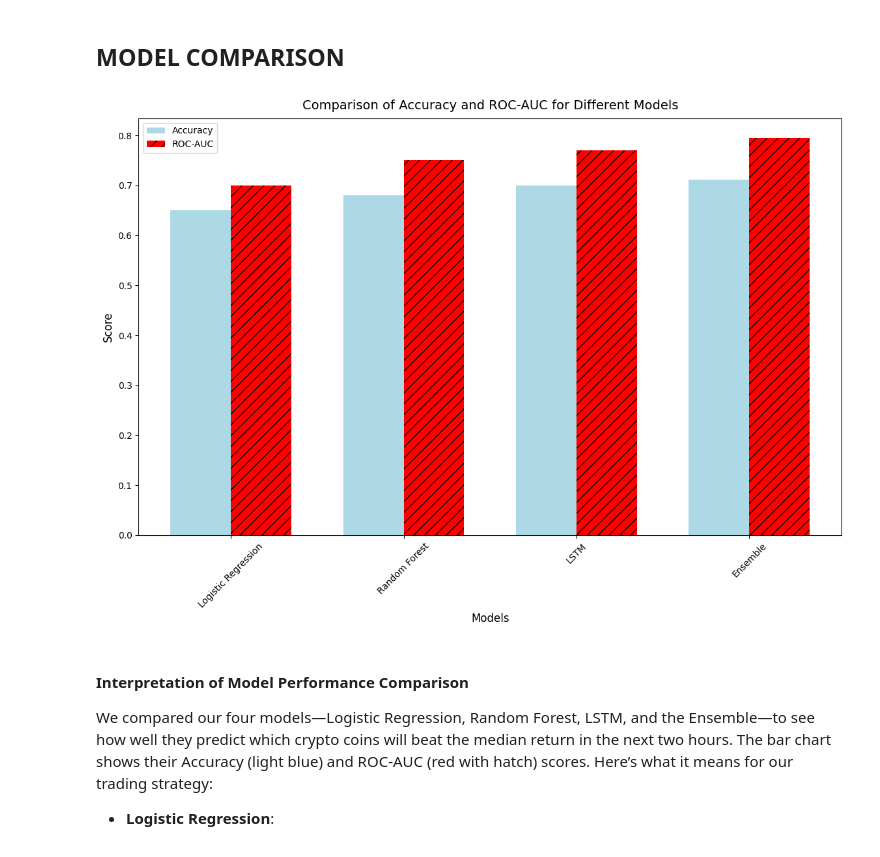
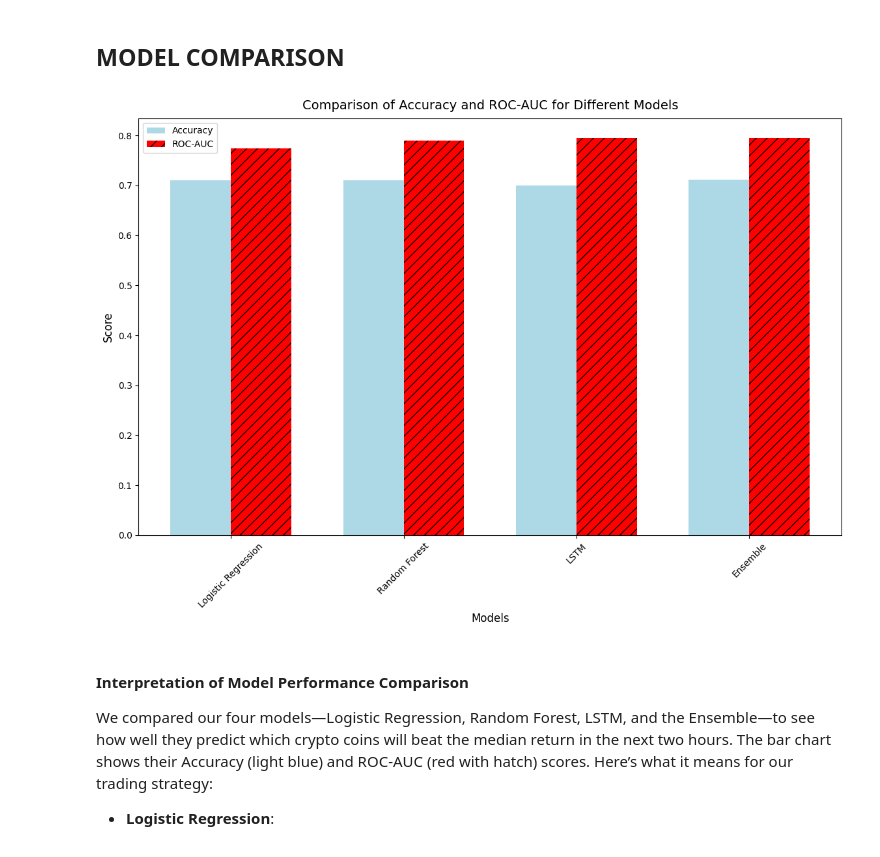
Before and after one commit to Philipmwasi/Statistical-Arbitrage, a Jupyter notebook: notebook.ipynb, the cells around one changed output. Cells and saved outputs as stored; diff of their text form; code cells hidden in the pictures.

```diff
--- a/notebook.ipynb
+++ b/notebook.ipynb
@@ -1134,34 +1182,34 @@ We’ll buy XDN, BCN, and NXT, expecting them to do better than most coins in th
 # %%
 # Data
 models = ['Logistic Regression', 'Random Forest', 'LSTM', 'Ensemble']
-accuracy = [0.65, 0.68, 0.70, 0.7117]
-roc_auc = [0.70, 0.75, 0.77, 0.7945]
+accuracy = [0.71, 0.7109, 0.70, 0.7117]
+roc_auc = [0.7741, 0.79, 0.7942, 0.7945]
 
 # Create a figure with a size that maximizes the page
 plt.figure(figsize=(12, 8))  # Set a large figure size to fill the page
 
 # Bar positions
 x = np.arange(len(models))
 width = 0.35
 
 # Plot the bars
 plt.bar(x - width/2, accuracy, width, label='Accuracy', color='lightblue')
 plt.bar(x + width/2, roc_auc, width, label='ROC-AUC', color='red', hatch='//')
 
 # Labels and title
 plt.xlabel('Models', fontsize=12)
 plt.ylabel('Score', fontsize=12)
 plt.title('Comparison of Accuracy and ROC-AUC for Different Models', fontsize=14, pad=10)
 plt.xticks(x, models, rotation=45, fontsize=10)
 plt.legend(fontsize=10)
 
 # Adjust the layout to minimize margins and stretch to all corners
 plt.subplots_adjust(left=0.05, right=0.95, top=0.95, bottom=0.15)  # Reduce margins
 
 # Show the plot
 plt.show()
 # %% [output]
-[figure, old version]
+[figure, new version]
 # %% [markdown]
 #### Interpretation of Model Performance Comparison
 
```
Also changed, not shown: parts of 25 cells of this notebook.
